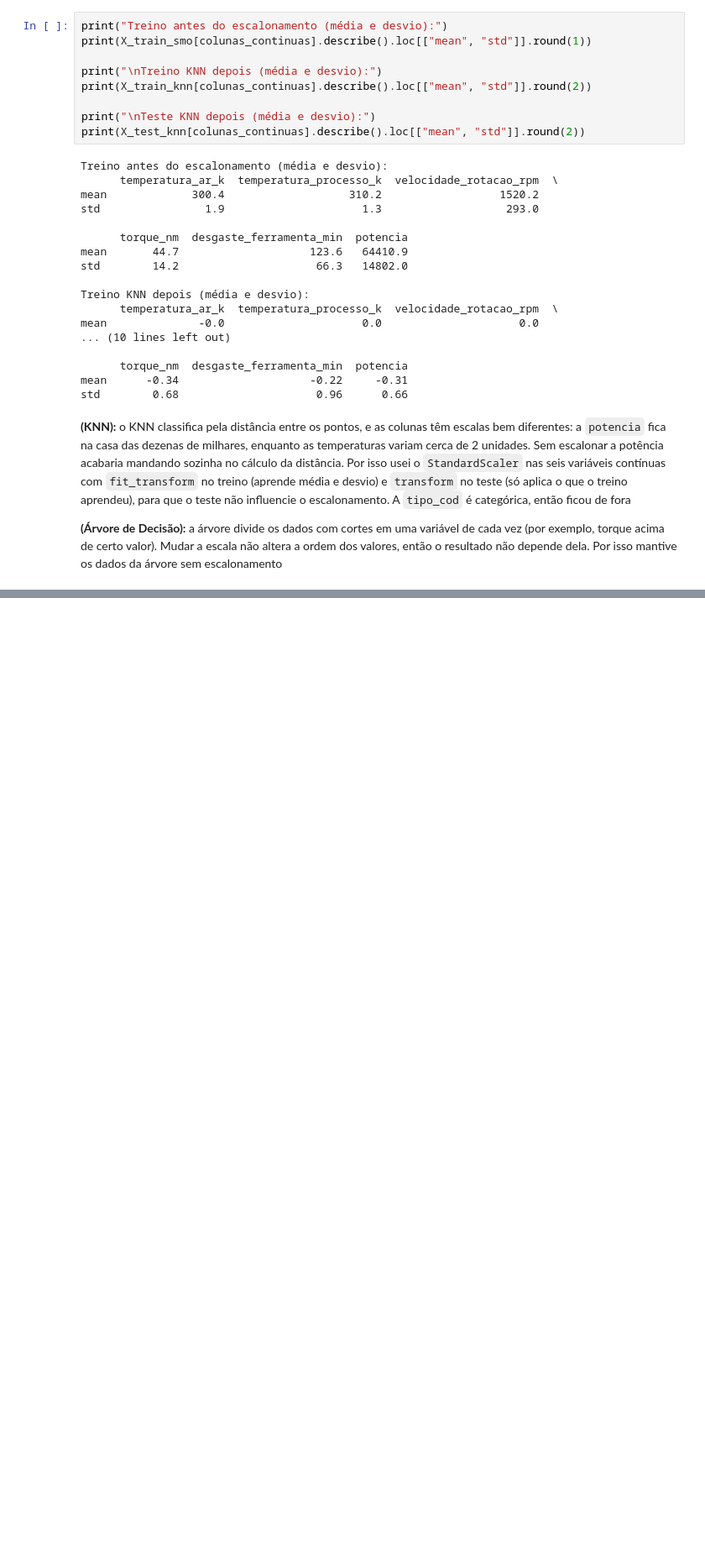
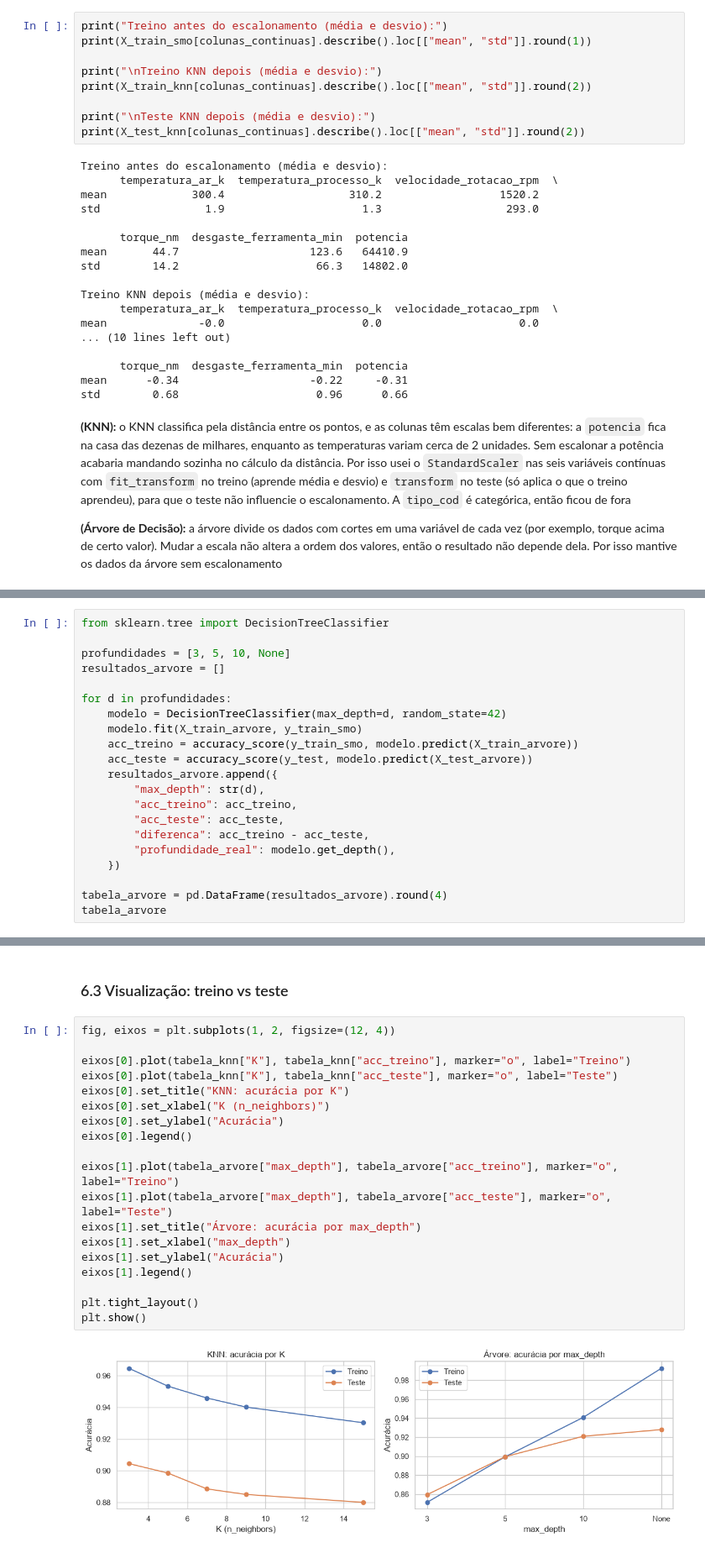
Before and after one commit to arthursphilippi-coder/manutencao-preditiva-ml, a Jupyter notebook: projeto_manutencao_preditiva.ipynb, the cells around one changed output, grey strips where cells are left out. Shown at 84% size. Drawn from its saved outputs; the diff is of its cells as text; blank space fills up the shorter version.

Commit message:
implementa ajuste de k do knn e profundidade da arvore

```diff
--- a/projeto_manutencao_preditiva.ipynb
+++ b/projeto_manutencao_preditiva.ipynb
@@ -505,0 +540,21 @@ std        0.68                     0.96      0.66
+# %%
+from sklearn.tree import DecisionTreeClassifier
+
+profundidades = [3, 5, 10, None]
+resultados_arvore = []
+
+for d in profundidades:
+    modelo = DecisionTreeClassifier(max_depth=d, random_state=42)
+    modelo.fit(X_train_arvore, y_train_smo)
+    acc_treino = accuracy_score(y_train_smo, modelo.predict(X_train_arvore))
+    acc_teste = accuracy_score(y_test, modelo.predict(X_test_arvore))
+    resultados_arvore.append({
+        "max_depth": str(d),
+        "acc_treino": acc_treino,
+        "acc_teste": acc_teste,
+        "diferenca": acc_treino - acc_teste,
+        "profundidade_real": modelo.get_depth(),
+    })
+
+tabela_arvore = pd.DataFrame(resultados_arvore).round(4)
+tabela_arvore
@@ -505,0 +567,23 @@ std        0.68                     0.96      0.66
+# %% [markdown]
+### 6.3 Visualização: treino vs teste
+# %%
+fig, eixos = plt.subplots(1, 2, figsize=(12, 4))
+
+eixos[0].plot(tabela_knn["K"], tabela_knn["acc_treino"], marker="o", label="Treino")
+eixos[0].plot(tabela_knn["K"], tabela_knn["acc_teste"], marker="o", label="Teste")
+eixos[0].set_title("KNN: acurácia por K")
+eixos[0].set_xlabel("K (n_neighbors)")
+eixos[0].set_ylabel("Acurácia")
+eixos[0].legend()
+
+eixos[1].plot(tabela_arvore["max_depth"], tabela_arvore["acc_treino"], marker="o", label="Treino")
+eixos[1].plot(tabela_arvore["max_depth"], tabela_arvore["acc_teste"], marker="o", label="Teste")
+eixos[1].set_title("Árvore: acurácia por max_depth")
+eixos[1].set_xlabel("max_depth")
+eixos[1].set_ylabel("Acurácia")
+eixos[1].legend()
+
+plt.tight_layout()
+plt.show()
+# %% [output]
+[figure, added]
```
Also changed, not shown: parts of 5 cells of this notebook.
